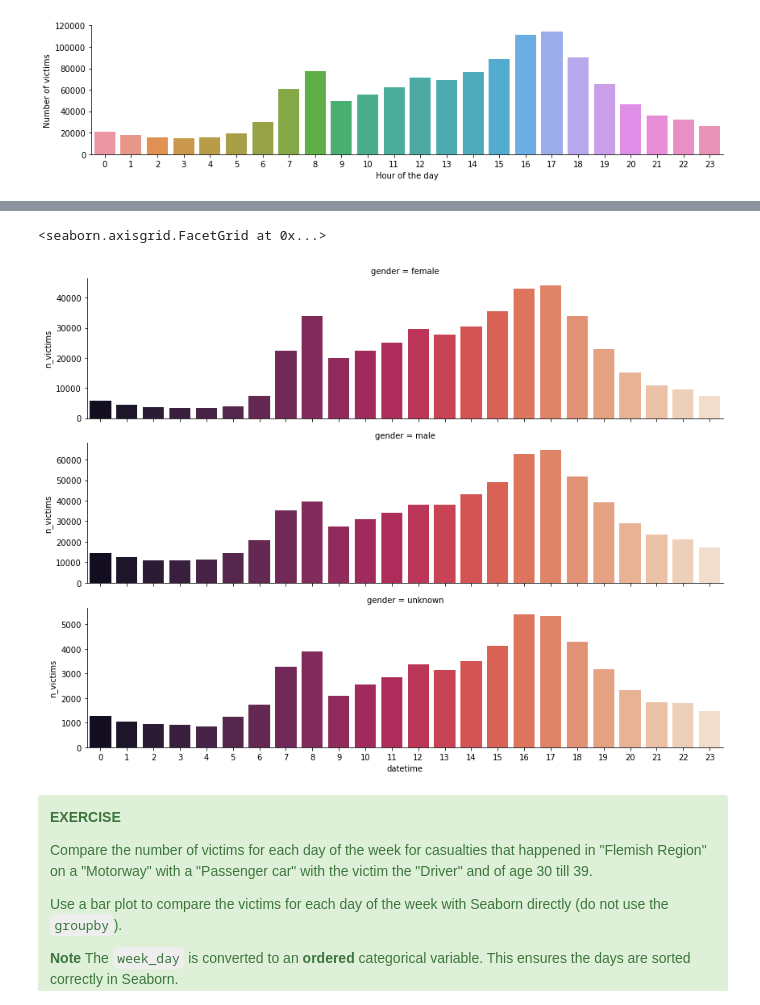
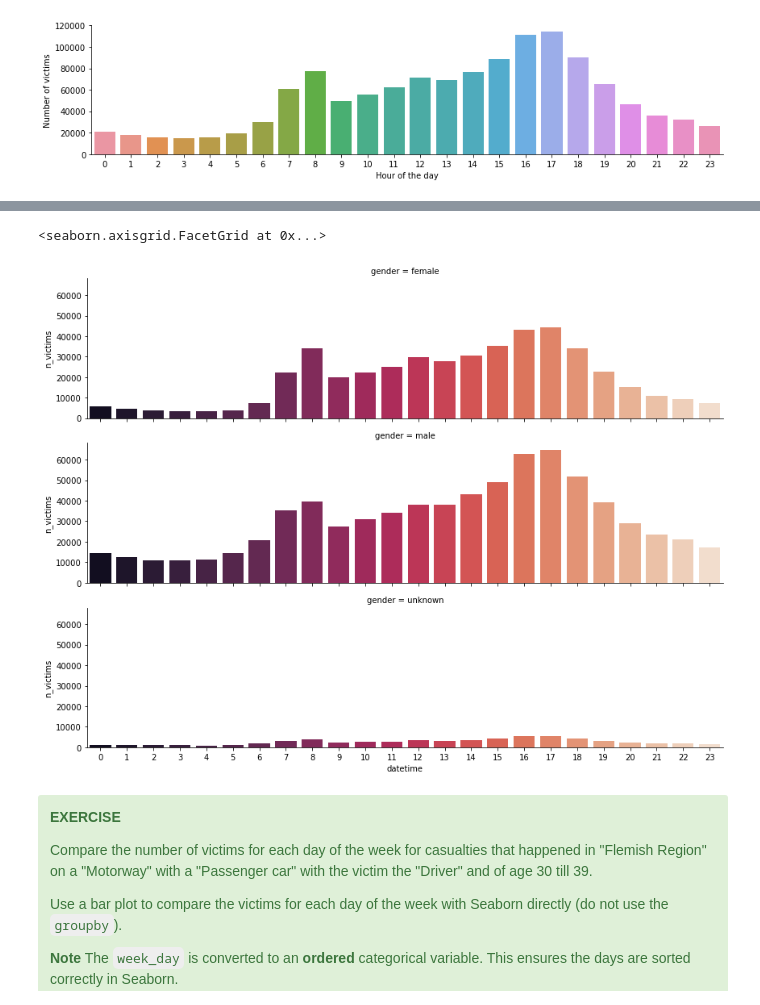
Before and after one commit to jorisvandenbossche/course-python-data, a Jupyter notebook: notebooks/visualization_02_seaborn.ipynb, the cells around one changed output, grey strips where cells are left out. Cells and saved outputs as stored; diff of their text form; code cells hidden in the pictures.

```diff
--- a/notebooks/visualization_02_seaborn.ipynb
+++ b/notebooks/visualization_02_seaborn.ipynb
@@ -428,16 +436,15 @@ victims_gender_hour_of_day = casualties.groupby([casualties["datetime"].dt.hour,
 # %%
 sns.catplot(data=victims_gender_hour_of_day.fillna("unknown"),
             x="datetime",
             y="n_victims",
             row="gender",
             palette="rocket",
             kind="bar",
-            sharey=False,
             aspect=4,
             height=3)
 # %% [output]
 <seaborn.axisgrid.FacetGrid at 0x...>
-[figure, old version]
+[figure, new version]
 # %% [markdown]
 <div class="alert alert-success">
 
```
Also changed, not shown: parts of 18 cells of this notebook, 1 other file.
